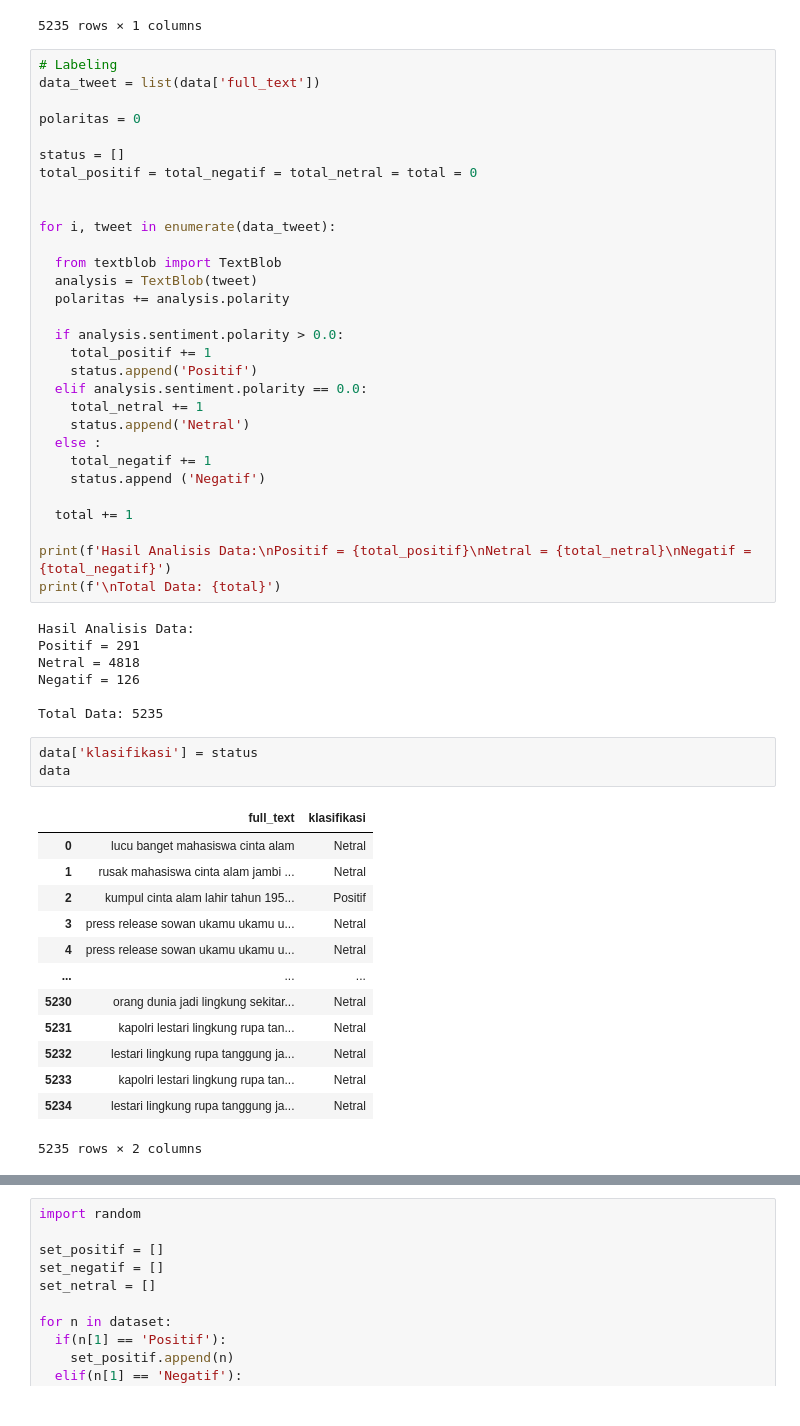
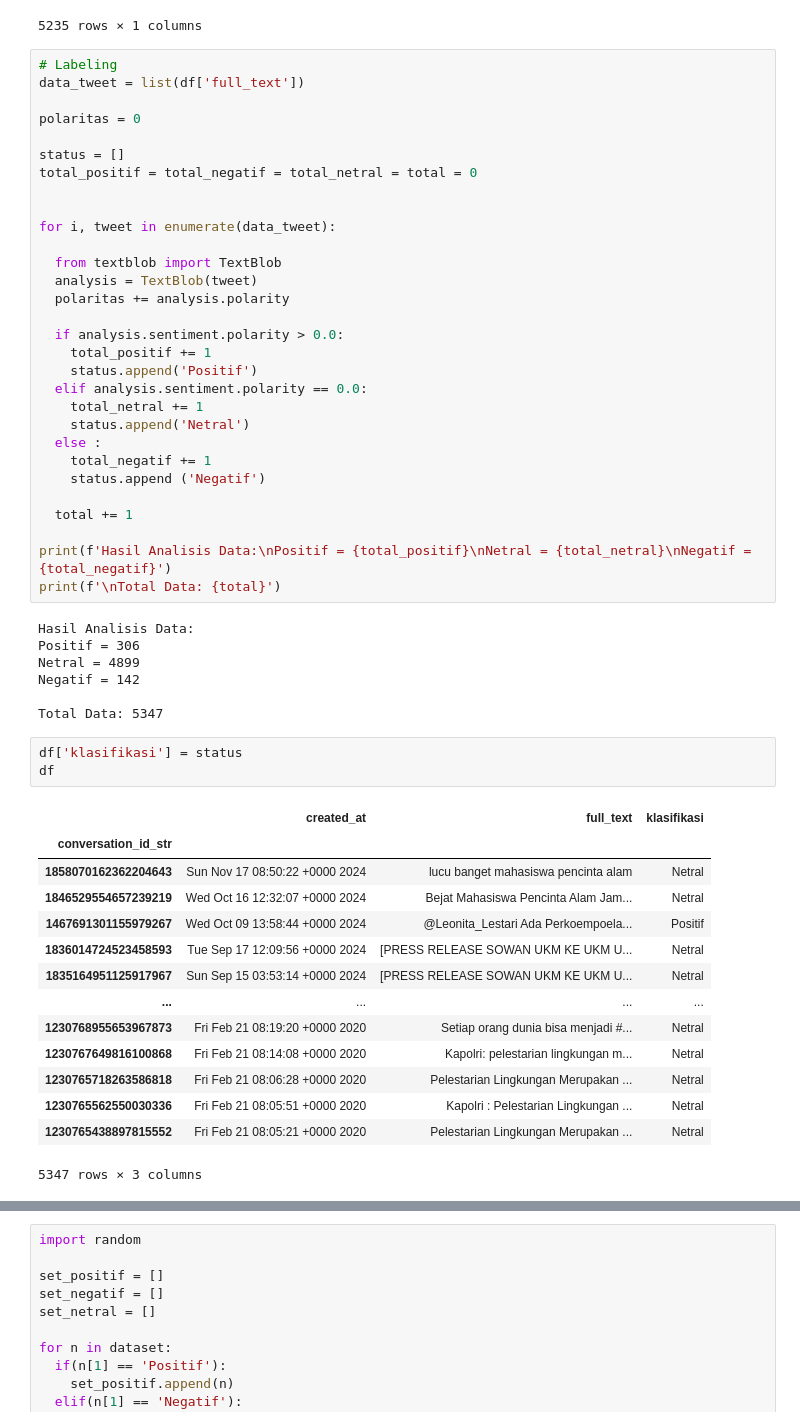
Before and after one commit to tiara070403/skripsi, a Jupyter notebook: Salinan_dari_Skripsi.ipynb, the cells around one changed output, grey strips where cells are left out. Cells and saved outputs as stored; diff of their text form.

```diff
--- a/Salinan_dari_Skripsi.ipynb
+++ b/Salinan_dari_Skripsi.ipynb
@@ -382,7 +405,7 @@ df
 5235 rows × 1 columns
 # %%
 # Labeling
-data_tweet = list(data['full_text'])
+data_tweet = list(df['full_text'])
 
 polaritas = 0
 
@@ -412,28 +435,29 @@ print(f'Hasil Analisis Data:\nPositif = {total_positif}\nNetral = {total_netral}
 print(f'\nTotal Data: {total}')
 # %% [output]
 Hasil Analisis Data:
-Positif = 291
-Netral = 4818
-Negatif = 126
+Positif = 306
+Netral = 4899
+Negatif = 142
 
-Total Data: 5235
+Total Data: 5347
 # %%
-data['klasifikasi'] = status
-data
+df['klasifikasi'] = status
+df
 # %% [output]
-|  | full_text | klasifikasi |
-| 0 | lucu banget mahasiswa cinta alam | Netral |
-| 1 | rusak mahasiswa cinta alam jambi ... | Netral |
-| 2 | kumpul cinta alam lahir tahun 195... | Positif |
-| 3 | press release sowan ukamu ukamu u... | Netral |
-| 4 | press release sowan ukamu ukamu u... | Netral |
-| ... | ... | ... |
-| 5230 | orang dunia jadi lingkung sekitar... | Netral |
-| 5231 | kapolri lestari lingkung rupa tan... | Netral |
-| 5232 | lestari lingkung rupa tanggung ja... | Netral |
-| 5233 | kapolri lestari lingkung rupa tan... | Netral |
-| 5234 | lestari lingkung rupa tanggung ja... | Netral |
+|  | created_at | full_text | klasifikasi |
+| conversation_id_str |  |  |  |
+| 1858070162362204643 | Sun Nov 17 08:50:22 +0000 2024 | lucu banget mahasiswa pencinta alam | Netral |
+| 1846529554657239219 | Wed Oct 16 12:32:07 +0000 2024 | Bejat Mahasiswa Pencinta Alam Jam... | Netral |
+| 1467691301155979267 | Wed Oct 09 13:58:44 +0000 2024 | @Leonita_Lestari Ada Perkoempoela... | Positif |
+| 1836014724523458593 | Tue Sep 17 12:09:56 +0000 2024 | [PRESS RELEASE SOWAN UKM KE UKM U... | Netral |
+| 1835164951125917967 | Sun Sep 15 03:53:14 +0000 2024 | [PRESS RELEASE SOWAN UKM KE UKM U... | Netral |
+| ... | ... | ... | ... |
+| 1230768955653967873 | Fri Feb 21 08:19:20 +0000 2020 | Setiap orang dunia bisa menjadi #... | Netral |
+| 1230767649816100868 | Fri Feb 21 08:14:08 +0000 2020 | Kapolri: pelestarian lingkungan m... | Netral |
+| 1230765718263586818 | Fri Feb 21 08:06:28 +0000 2020 | Pelestarian Lingkungan Merupakan ... | Netral |
+| 1230765562550030336 | Fri Feb 21 08:05:51 +0000 2020 | Kapolri : Pelestarian Lingkungan ... | Netral |
+| 1230765438897815552 | Fri Feb 21 08:05:21 +0000 2020 | Pelestarian Lingkungan Merupakan ... | Netral |
-5235 rows × 2 columns
+5347 rows × 3 columns
 # %%
 # Visualisasi
 from wordcloud import WordCloud, STOPWORDS
```
Also changed, not shown: parts of 19 cells of this notebook.
